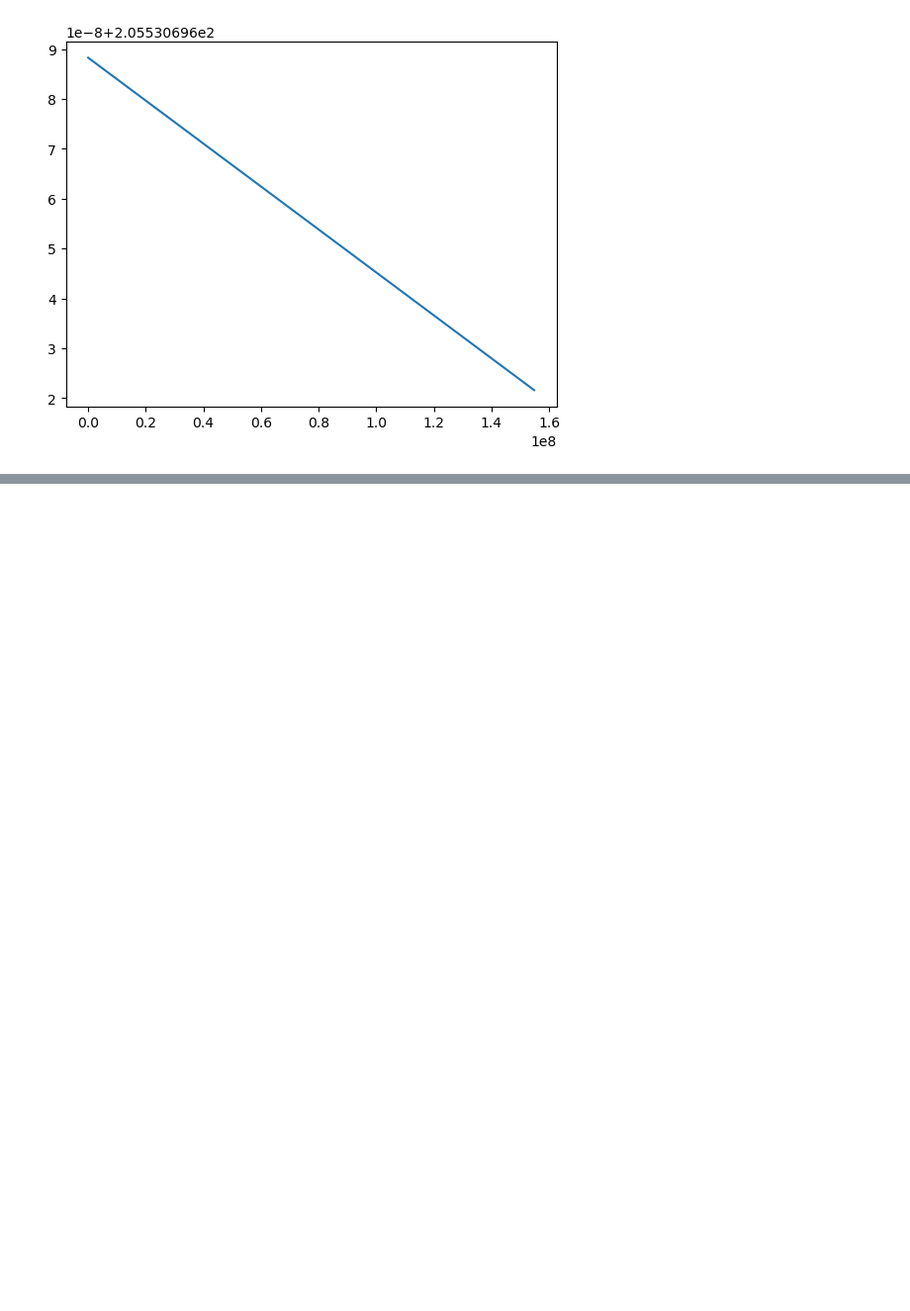
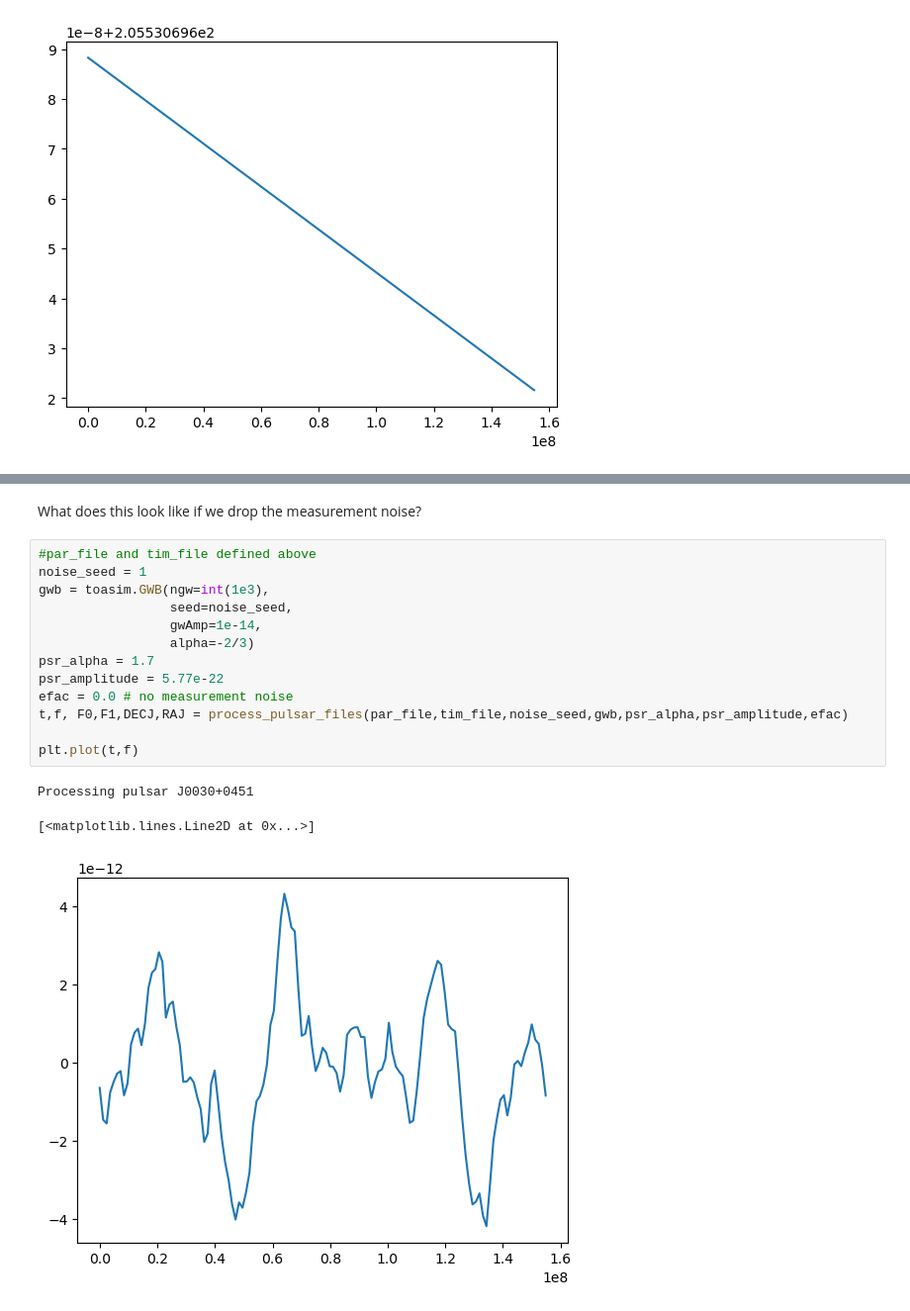
Before and after one commit to tomkimpson/PulsarMockData, a Jupyter notebook: notebooks/01.explore_how_to_generate_frequencies_via_residuals.ipynb, the cells around one changed output, grey strips where cells are left out. Shown: that part at 99% size. Cells and saved outputs as stored; diff of their text form; blank space fills up the shorter version.

```diff
--- a/notebooks/01.explore_how_to_generate_frequencies_via_residuals.ipynb
+++ b/notebooks/01.explore_how_to_generate_frequencies_via_residuals.ipynb
@@ -186,0 +231,19 @@ plt.plot(t_eval, f_secular)
+# %% [markdown]
+What does this look like if we drop the measurement noise?
+# %%
+#par_file and tim_file defined above
+noise_seed = 1
+gwb = toasim.GWB(ngw=int(1e3),
+                 seed=noise_seed,
+                 gwAmp=1e-14,
+                 alpha=-2/3)
+psr_alpha = 1.7
+psr_amplitude = 5.77e-22
+efac = 0.0 # no measurement noise
+t,f, F0,F1,DECJ,RAJ = process_pulsar_files(par_file,tim_file,noise_seed,gwb,psr_alpha,psr_amplitude,efac)
+
+plt.plot(t,f)
+# %% [output]
+Processing pulsar J0030+0451
+[<matplotlib.lines.Line2D at 0x...>]
+[figure, added]
```
Also changed, not shown: parts of 8 cells of this notebook, 8 other files.
